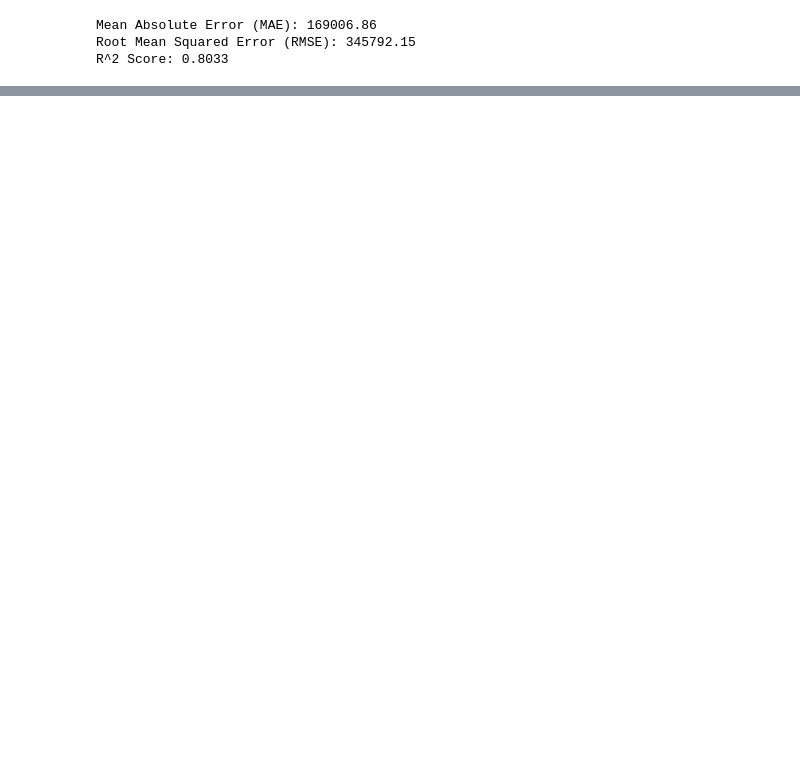
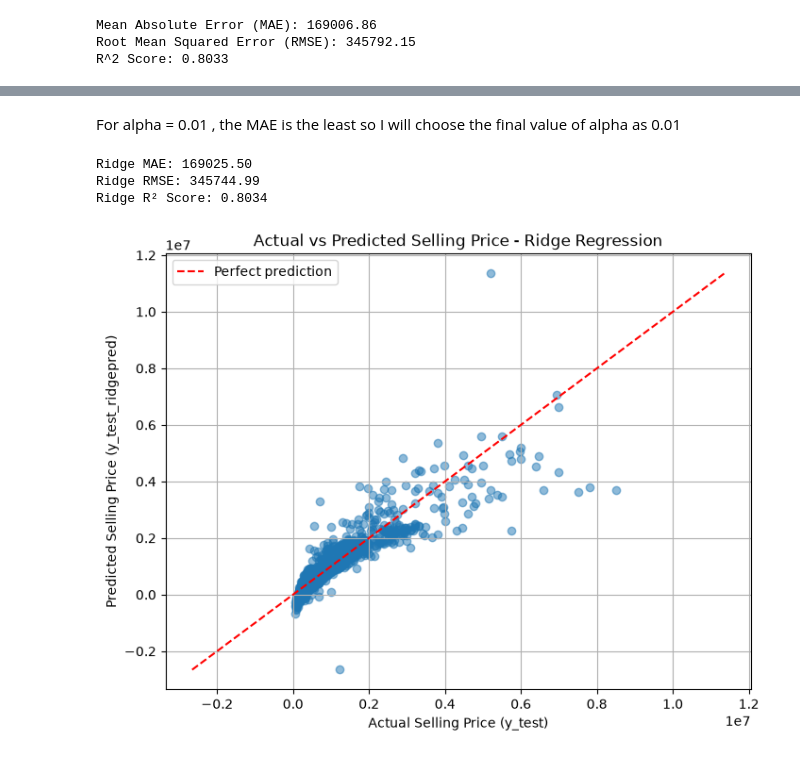
Before and after one commit to Aaroh22/used-car-price-prediction, a Jupyter notebook: Notebooks/02_model_training.ipynb, the cells around one changed output, grey strips where cells are left out. Saved outputs shown, nothing was run; the diff lists cells and outputs as text; code cells hidden in the pictures; blank space fills up the shorter version.

Commit message:
Add Ridge Regression with cross-validation tuning

```diff
--- a/Notebooks/02_model_training.ipynb
+++ b/Notebooks/02_model_training.ipynb
@@ -145,0 +251,42 @@ R^2 Score: 0.8033
+# %% [markdown]
+For alpha = 0.01 , the MAE is the least so I will choose the final value of alpha as 0.01
+# %%
+
+
+RidgeModel = Ridge(alpha=0.01)
+RidgeModel.fit(X_train_preprocessed, y_train)
+y_test_ridgepred = RidgeModel.predict(X_test_preprocessed)
+# %%
+mae_ridge = mean_absolute_error(y_test, y_test_ridgepred)
+rmse_ridge = np.sqrt(mean_squared_error(y_test, y_test_ridgepred))
+r2_ridge = r2_score(y_test, y_test_ridgepred)
+
+print(f"Ridge MAE: {mae_ridge:.2f}")
+print(f"Ridge RMSE: {rmse_ridge:.2f}")
+print(f"Ridge R² Score: {r2_ridge:.4f}")
+# %% [output]
+Ridge MAE: 169025.50
+Ridge RMSE: 345744.99
+Ridge R² Score: 0.8034
+# %%
+plt.figure(figsize=(8, 6))
+
+plt.scatter(y_test, y_test_ridgepred, alpha=0.5)
+
+min_value = min(y_test.min(), y_test_ridgepred.min())
+max_value = max(y_test.max(), y_test_ridgepred.max())
+plt.plot(
+    [min_value, max_value],
+    [min_value, max_value],
+    "r--",
+    label="Perfect prediction"
+)
+
+plt.xlabel("Actual Selling Price (y_test)")
+plt.ylabel("Predicted Selling Price (y_test_ridgepred)")
+plt.title("Actual vs Predicted Selling Price - Ridge Regression")
+plt.legend()
+plt.grid(True)
+plt.show()
+# %% [output]
+[figure, added]
```
Also changed, not shown: parts of 9 cells of this notebook.
